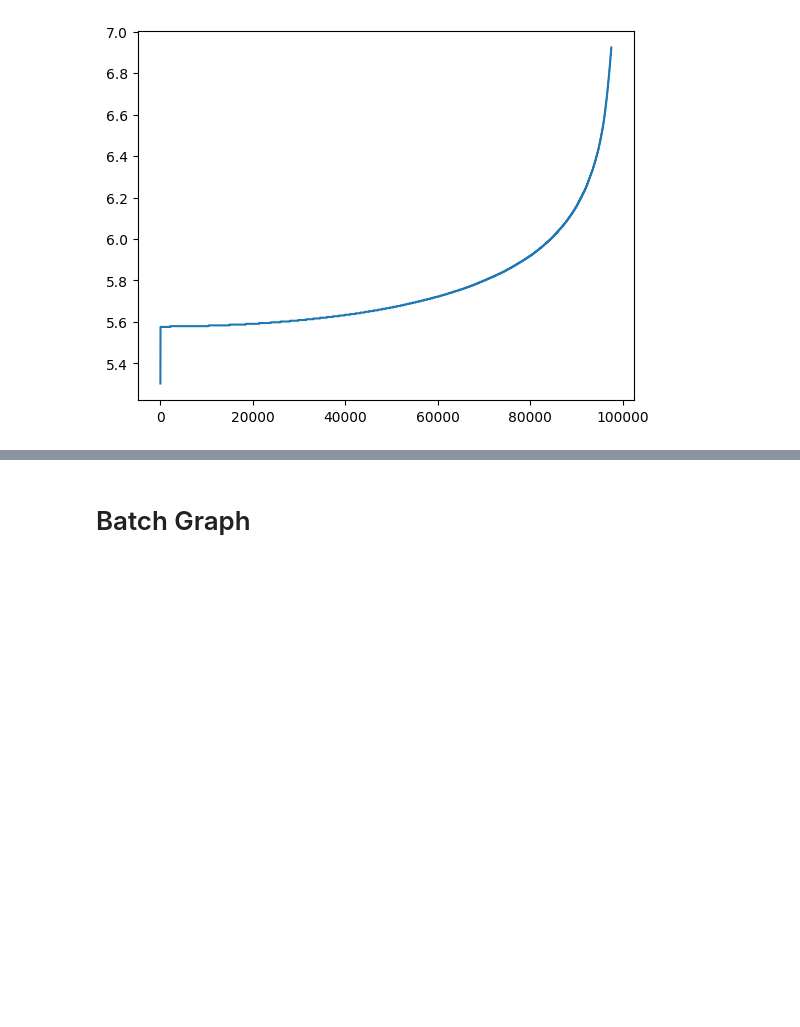
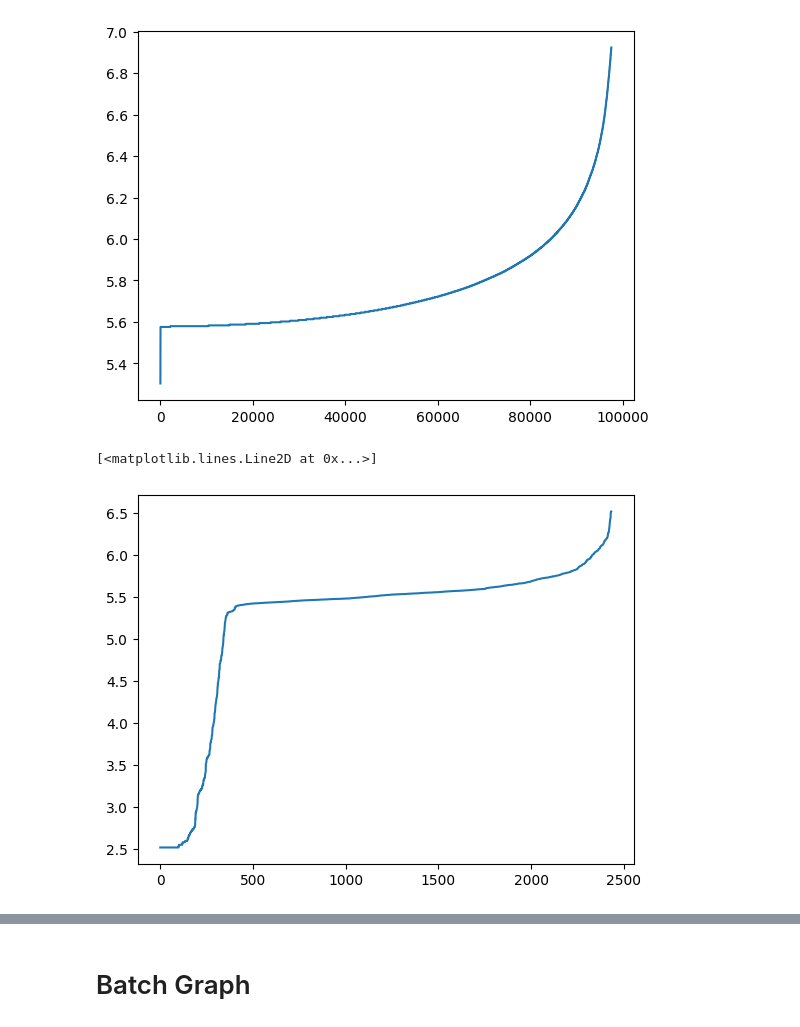
Before and after one commit to zbh888/LEOhandover, a Jupyter notebook: src/dataprocess.ipynb, the cells around one changed output, grey strips where cells are left out. Cells and saved outputs as stored; diff of their text form; code cells hidden in the pictures; blank space fills up the shorter version.

```diff
--- a/src/dataprocess.ipynb
+++ b/src/dataprocess.ipynb
@@ -169,3 +146,8 @@ plt.plot(sorted(np.log(waiting_time_failure)))
 # %% [output]
 [<matplotlib.lines.Line2D at 0x...>]
 [figure]
+# %%
+plt.plot(sorted(np.log(waiting_time_success)))
+# %% [output]
+[<matplotlib.lines.Line2D at 0x...>]
+[figure, added]
```
Also changed, not shown: parts of 6 cells of this notebook.
